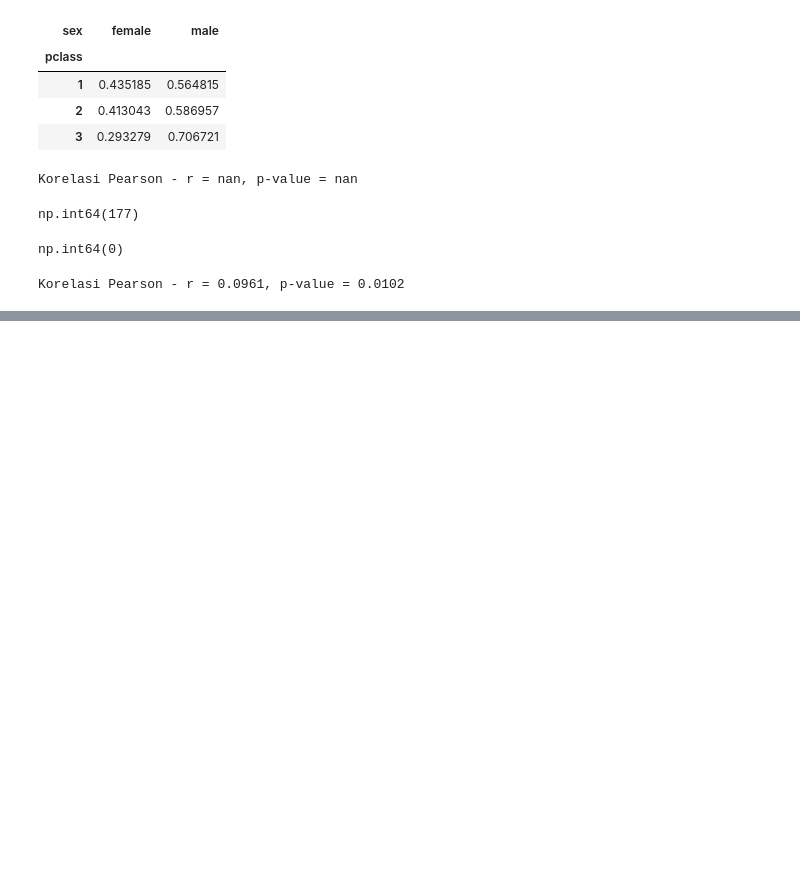
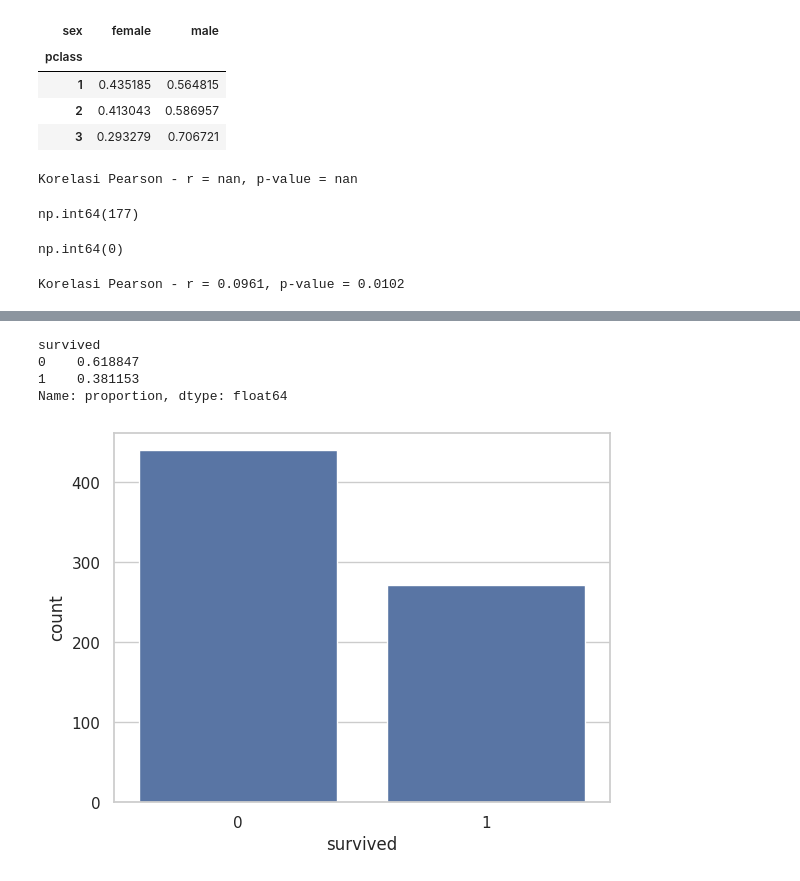
Before and after one commit to habibrmdni0-hue/Data-Science, a Jupyter notebook: Untitled3.ipynb, the cells around one changed output, grey strips where cells are left out. Saved outputs shown, nothing was run; the diff lists cells and outputs as text; code cells hidden in the pictures; blank space fills up the shorter version.

```diff
--- a/Untitled3.ipynb
+++ b/Untitled3.ipynb
@@ -1317,0 +1606,3 @@ Korelasi Pearson - r = 0.0961, p-value = 0.0102
+# %%
+df['Sex_enc'] = df['sex'].map({'male': 0, 'female': 1})
+df = pd.get_dummies(df, columns=['embarked'], drop_first=True)
@@ -1317,0 +1660,7 @@ Korelasi Pearson - r = 0.0961, p-value = 0.0102
+# %%
+from sklearn.model_selection import train_test_split
+
+train, test = train_test_split(df, test_size=0.2, random_state=42)
+
+print(train.shape)   # sekitar 80% dari total baris
+print(test.shape)    # sekitar 20% dari total baris
@@ -1317,0 +1676,4 @@ Korelasi Pearson - r = 0.0961, p-value = 0.0102
+# %%
+mean_target = train.groupby('pclass')['survived'].mean() # hitung HANYA dari train
+train['pclass_mean'] = train['pclass'].map(mean_target)
+test['pclass_mean'] =  test['pclass'].map(mean_target) # test cuma ditempeli hasilnya
@@ -1317,0 +1734,11 @@ Korelasi Pearson - r = 0.0961, p-value = 0.0102
+# %%
+# 6.4 Scalling: Menyamakan Skala Fitur
+
+from sklearn . preprocessing import StandardScaler , MinMaxScaler
+
+# StandardScaler : ubah jadi mean =0 , std =1 ( paling umum )
+scaler = StandardScaler()
+train[['age_scaled', 'fare_scaled']] = scaler.fit_transform(train[['age', 'fare']])
+#fit ( pelajari ) + transform
+test[['age_scaled', 'fare_scaled']] = scaler.transform(test[['age', 'fare']])
+# HANYA transform ( pakai statistik train!
@@ -1317,0 +1849,11 @@ Korelasi Pearson - r = 0.0961, p-value = 0.0102
+# %%
+# LANGKAH 3: Target ( jika supervised )
+
+print(train['survived'].value_counts(normalize=True))
+sns.countplot(x=train['survived']); plt.show()
+# %% [output]
+survived
+0    0.618847
+1    0.381153
+Name: proportion, dtype: float64
+[figure, added]
```
Also changed, not shown: parts of 67 cells of this notebook.
